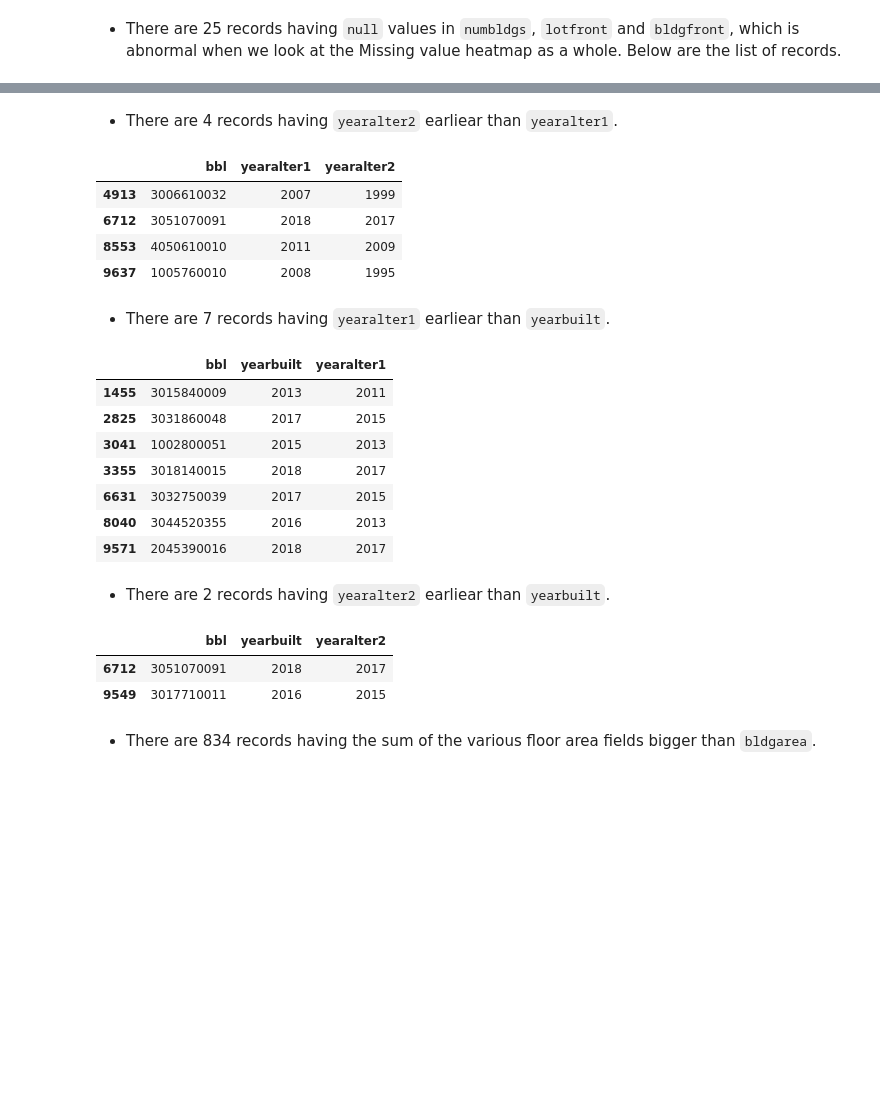
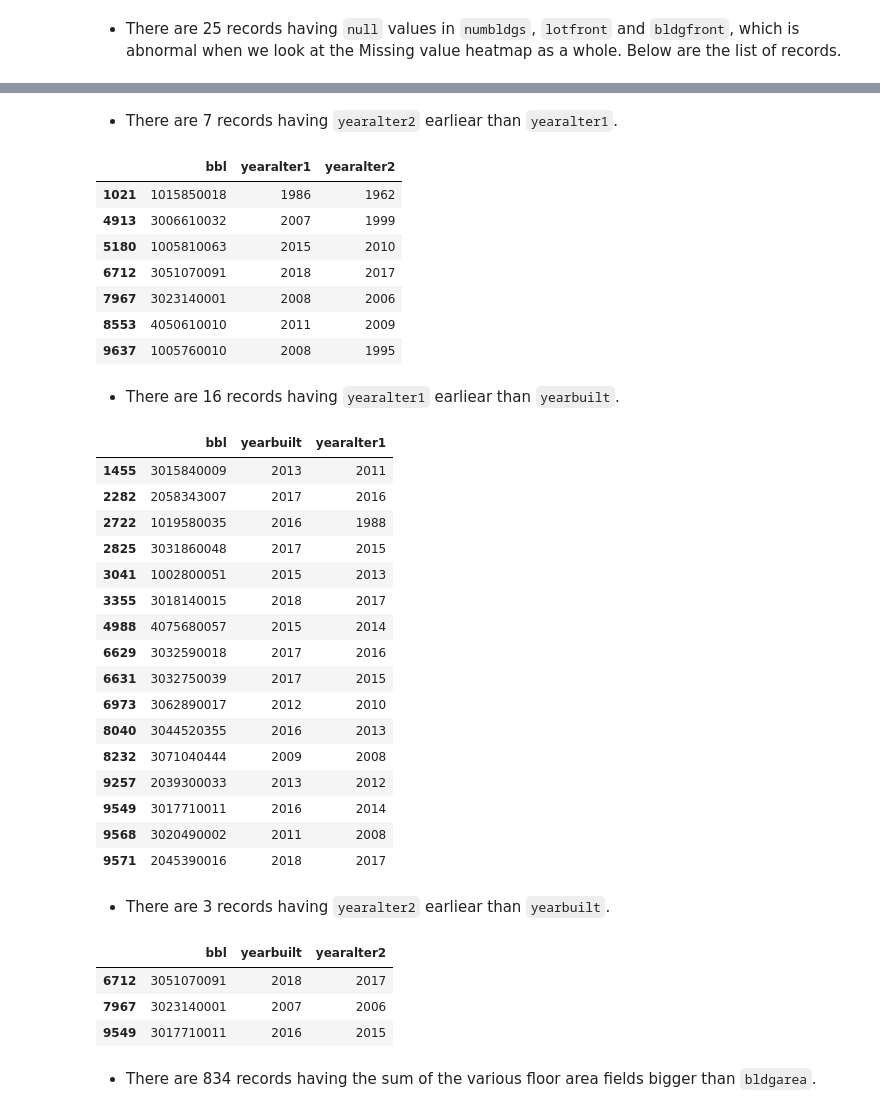
Before and after one commit to baolingz/DCP, a Jupyter notebook: CUNY Data Challenge - Solution.ipynb, the cells around one changed output, grey strips where cells are left out. Drawn from its saved outputs; the diff is of its cells as text; code cells hidden in the pictures; blank space fills up the shorter version.

```diff
--- a/CUNY Data Challenge - Solution.ipynb
+++ b/CUNY Data Challenge - Solution.ipynb
@@ -22,3 +18,5 @@ df.shape
+# %%
+df['bbl'] = df['bbl'].astype('str')
 # %% [markdown]
 #### What is the unique identifier in this dataset?
 bbl
@@ -108,35 +106,48 @@ df[(df.numbldgs.isnull()) & (df.lotfront.isnull()) & (df.bldgfront.isnull())].bb
 9927    1009011012
 Name: bbl, dtype: int64
 # %% [markdown]
-- There are 4 records having `yearalter2` earliear than `yearalter1`.
+- There are 7 records having `yearalter2` earliear than `yearalter1`.
 # %%
-df[['bbl','yearalter1','yearalter2']][(df.yearalter1 > df.yearalter2) & df.yearalter2 != 0]
+df[['bbl','yearalter1','yearalter2']][(df.yearalter1 > df.yearalter2) & (df.yearalter2 != 0)]
 # %% [output]
 |  | bbl | yearalter1 | yearalter2 |
+| 1021 | 1015850018 | 1986 | 1962 |
 | 4913 | 3006610032 | 2007 | 1999 |
+| 5180 | 1005810063 | 2015 | 2010 |
 | 6712 | 3051070091 | 2018 | 2017 |
+| 7967 | 3023140001 | 2008 | 2006 |
 | 8553 | 4050610010 | 2011 | 2009 |
 | 9637 | 1005760010 | 2008 | 1995 |
 # %% [markdown]
-- There are 7 records having `yearalter1` earliear than `yearbuilt`.
+- There are 16 records having `yearalter1` earliear than `yearbuilt`.
 # %%
-df[['bbl','yearbuilt','yearalter1']][(df.yearbuilt > df.yearalter1) & df.yearalter1 != 0]
+df[['bbl','yearbuilt','yearalter1']][(df.yearbuilt > df.yearalter1) & (df.yearalter1 != 0)]
 # %% [output]
 |  | bbl | yearbuilt | yearalter1 |
 | 1455 | 3015840009 | 2013 | 2011 |
+| 2282 | 2058343007 | 2017 | 2016 |
+| 2722 | 1019580035 | 2016 | 1988 |
 | 2825 | 3031860048 | 2017 | 2015 |
 | 3041 | 1002800051 | 2015 | 2013 |
 | 3355 | 3018140015 | 2018 | 2017 |
+| 4988 | 4075680057 | 2015 | 2014 |
+| 6629 | 3032590018 | 2017 | 2016 |
 | 6631 | 3032750039 | 2017 | 2015 |
+| 6973 | 3062890017 | 2012 | 2010 |
 | 8040 | 3044520355 | 2016 | 2013 |
+| 8232 | 3071040444 | 2009 | 2008 |
+| 9257 | 2039300033 | 2013 | 2012 |
+| 9549 | 3017710011 | 2016 | 2014 |
+| 9568 | 3020490002 | 2011 | 2008 |
 | 9571 | 2045390016 | 2018 | 2017 |
 # %% [markdown]
-- There are 2 records having `yearalter2` earliear than `yearbuilt`.
+- There are 3 records having `yearalter2` earliear than `yearbuilt`.
 # %%
-df[['bbl','yearbuilt','yearalter2']][(df.yearbuilt > df.yearalter2) & df.yearalter2 != 0]
+df[['bbl','yearbuilt','yearalter2']][(df.yearbuilt > df.yearalter2) & (df.yearalter2 != 0)]
 # %% [output]
 |  | bbl | yearbuilt | yearalter2 |
 | 6712 | 3051070091 | 2018 | 2017 |
+| 7967 | 3023140001 | 2007 | 2006 |
 | 9549 | 3017710011 | 2016 | 2015 |
 # %% [markdown]
 - There are 834 records having the sum of the various floor area fields bigger than `bldgarea`.
```
Also changed, not shown: parts of 2 cells of this notebook.
